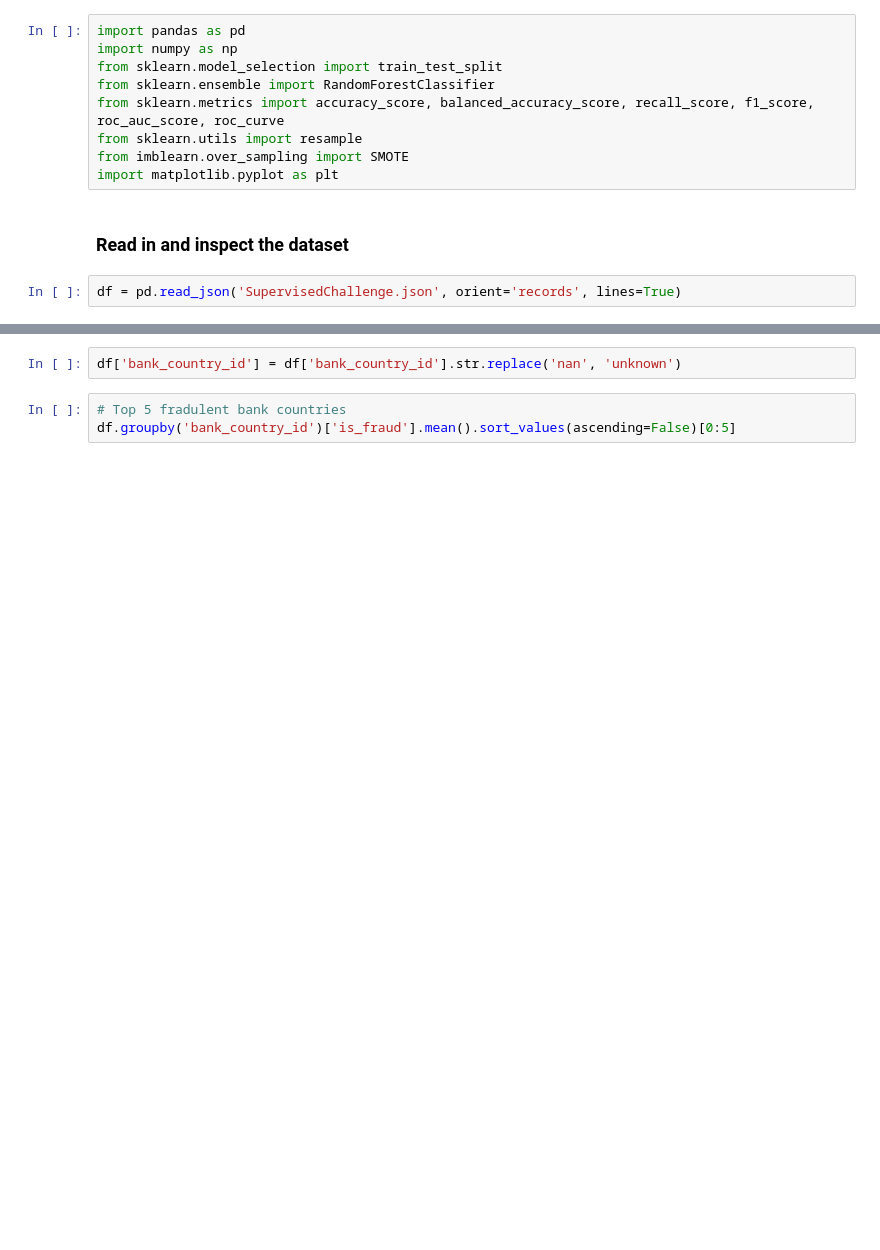
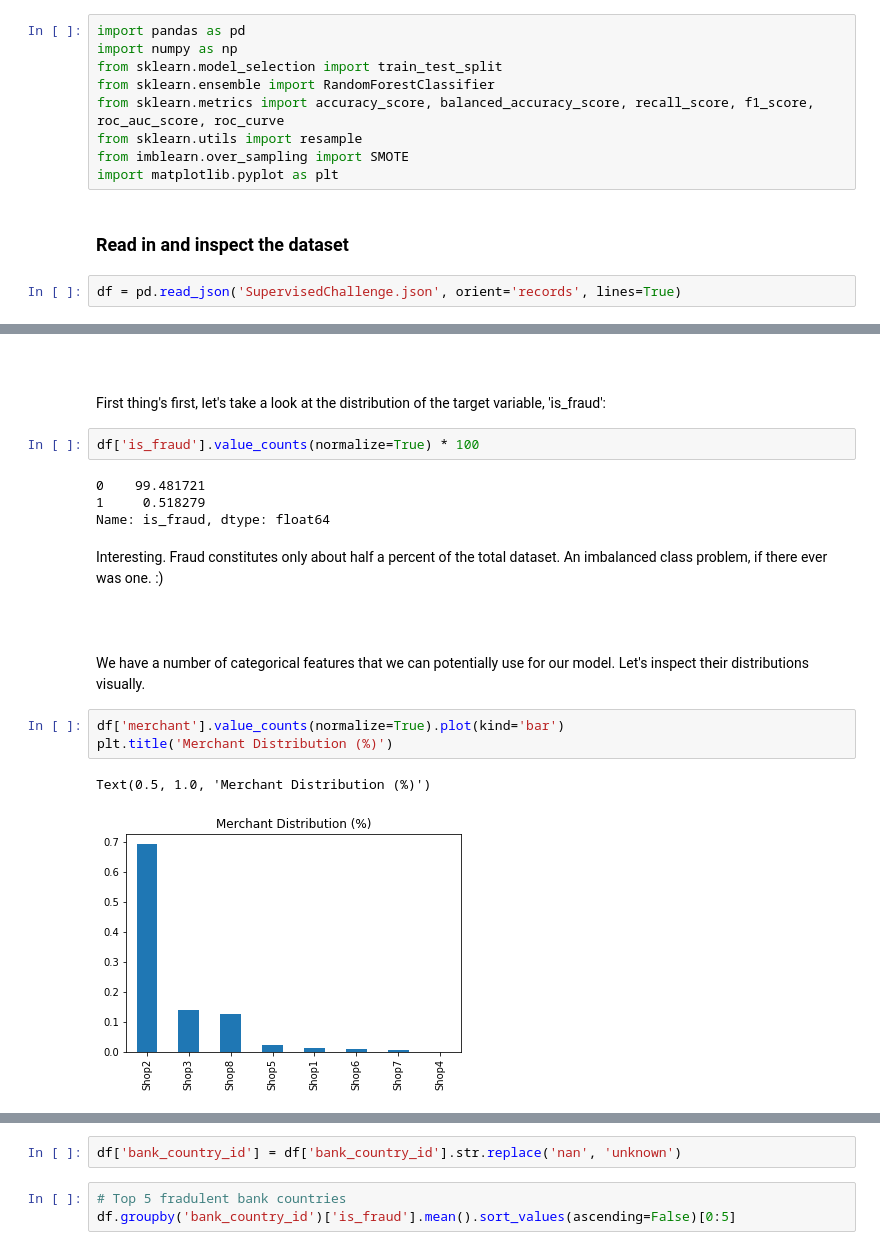
Before and after one commit to ssantic/Adyen-Homework, a Jupyter notebook: SupervisedChallenge__283_29.ipynb, the cells around one changed output, grey strips where cells are left out. Cells and saved outputs as stored; diff of their text form; blank space fills up the shorter version.

```diff
--- a/SupervisedChallenge__283_29.ipynb
+++ b/SupervisedChallenge__283_29.ipynb
@@ -225,0 +79,22 @@ df['bank_country_id'] = df['bank_country_id'].apply(lambda x: str(x))
+# %% [markdown]
+<br>
+<br>
+First thing's first, let's take a look at the distribution of the target variable, 'is_fraud':
+# %%
+df['is_fraud'].value_counts(normalize=True) * 100
+# %% [output]
+0    99.481721
+1     0.518279
+Name: is_fraud, dtype: float64
+# %% [markdown]
+Interesting. Fraud constitutes only about half a percent of the total dataset. An imbalanced class problem, if there ever was one. :)
+# %% [markdown]
+<br>
+<br>
+We have a number of categorical features that we can potentially use for our model. Let's inspect their distributions visually.
+# %%
+df['merchant'].value_counts(normalize=True).plot(kind='bar')
+plt.title('Merchant Distribution (%)')
+# %% [output]
+Text(0.5, 1.0, 'Merchant Distribution (%)')
+[figure, added]
```
Also changed, not shown: parts of 33 cells of this notebook.
